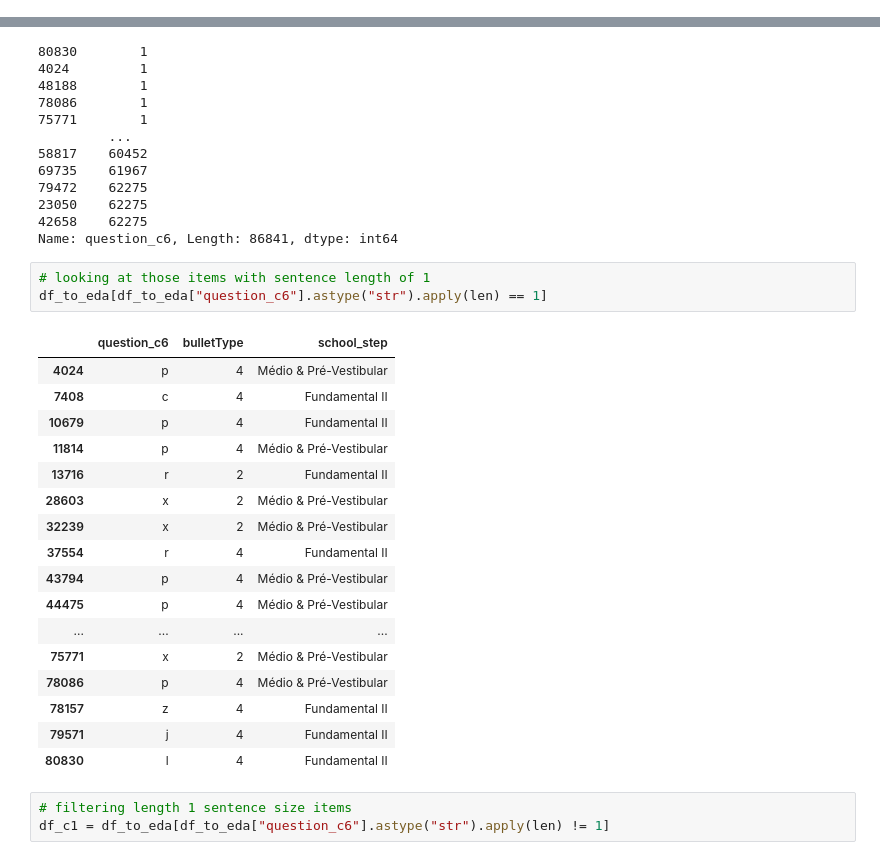
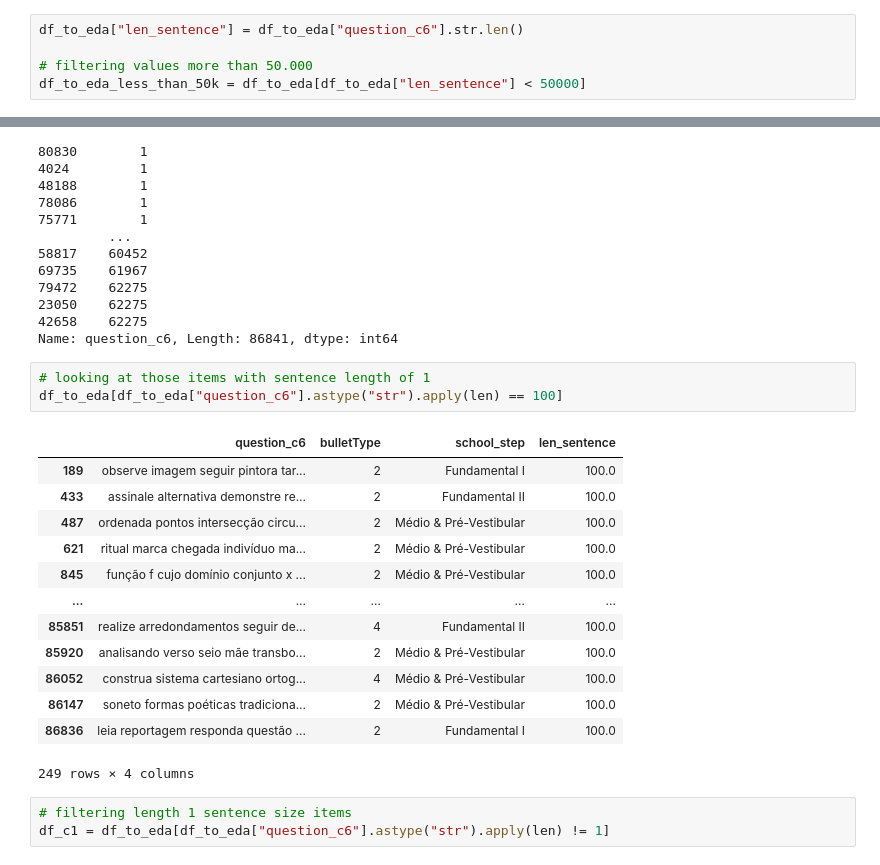
Before and after one commit to LucianoBatista/bncc-classifier, a Jupyter notebook: analysis/notebooks/luciano-01-01-eda.ipynb, the cells around one changed output, grey strips where cells are left out. Cells and saved outputs as stored; diff of their text form.

```diff
--- a/analysis/notebooks/luciano-01-01-eda.ipynb
+++ b/analysis/notebooks/luciano-01-01-eda.ipynb
@@ -43,2 +73,7 @@ O valor mediano e médio de caracteres por questão é de 161 e de 291, respecti
 # %% [markdown]
 Curiosamente temos muitas sentenças de tamanho 1. Provavelmente esses itens não representam nada e precisam ser excluídos.
+# %%
+df_to_eda["len_sentence"] = df_to_eda["question_c6"].str.len()
+
+# filtering values more than 50.000
+df_to_eda_less_than_50k = df_to_eda[df_to_eda["len_sentence"] < 50000]
@@ -59,25 +117,21 @@ df_to_eda['question_c6'].astype("str").apply(len).sort_values()
 Name: question_c6, Length: 86841, dtype: int64
 # %%
 # looking at those items with sentence length of 1
-df_to_eda[df_to_eda["question_c6"].astype("str").apply(len) == 1]
+df_to_eda[df_to_eda["question_c6"].astype("str").apply(len) == 100]
 # %% [output]
-|  | question_c6 | bulletType | school_step |
-| 4024 | p | 4 | Médio & Pré-Vestibular |
-| 7408 | c | 4 | Fundamental II |
-| 10679 | p | 4 | Fundamental II |
-| 11814 | p | 4 | Médio & Pré-Vestibular |
-| 13716 | r | 2 | Fundamental II |
-| 28603 | x | 2 | Médio & Pré-Vestibular |
-| 32239 | x | 2 | Médio & Pré-Vestibular |
-| 37554 | r | 4 | Fundamental II |
-| 43794 | p | 4 | Médio & Pré-Vestibular |
-| 44475 | p | 4 | Médio & Pré-Vestibular |
-| ... | ... | ... | ... |
-| 75771 | x | 2 | Médio & Pré-Vestibular |
-| 78086 | p | 4 | Médio & Pré-Vestibular |
-| 78157 | z | 4 | Fundamental II |
-| 79571 | j | 4 | Fundamental II |
-| 80830 | l | 4 | Fundamental II |
+|  | question_c6 | bulletType | school_step | len_sentence |
+| 189 | observe imagem seguir pintora tar... | 2 | Fundamental I | 100.0 |
+| 433 | assinale alternativa demonstre re... | 2 | Fundamental II | 100.0 |
+| 487 | ordenada pontos intersecção circu... | 2 | Médio & Pré-Vestibular | 100.0 |
+| 621 | ritual marca chegada indivíduo ma... | 2 | Médio & Pré-Vestibular | 100.0 |
+| 845 | função f cujo domínio conjunto x ... | 2 | Médio & Pré-Vestibular | 100.0 |
+| ... | ... | ... | ... | ... |
+| 85851 | realize arredondamentos seguir de... | 4 | Fundamental II | 100.0 |
+| 85920 | analisando verso seio mãe transbo... | 2 | Médio & Pré-Vestibular | 100.0 |
+| 86052 | construa sistema cartesiano ortog... | 4 | Médio & Pré-Vestibular | 100.0 |
+| 86147 | soneto formas poéticas tradiciona... | 2 | Médio & Pré-Vestibular | 100.0 |
+| 86836 | leia reportagem responda questão ... | 2 | Fundamental I | 100.0 |
+249 rows × 4 columns
 # %%
 # filtering length 1 sentence size items
 df_c1 = df_to_eda[df_to_eda["question_c6"].astype("str").apply(len) != 1]
```
Also changed, not shown: parts of 9 cells of this notebook, 18 other files.
